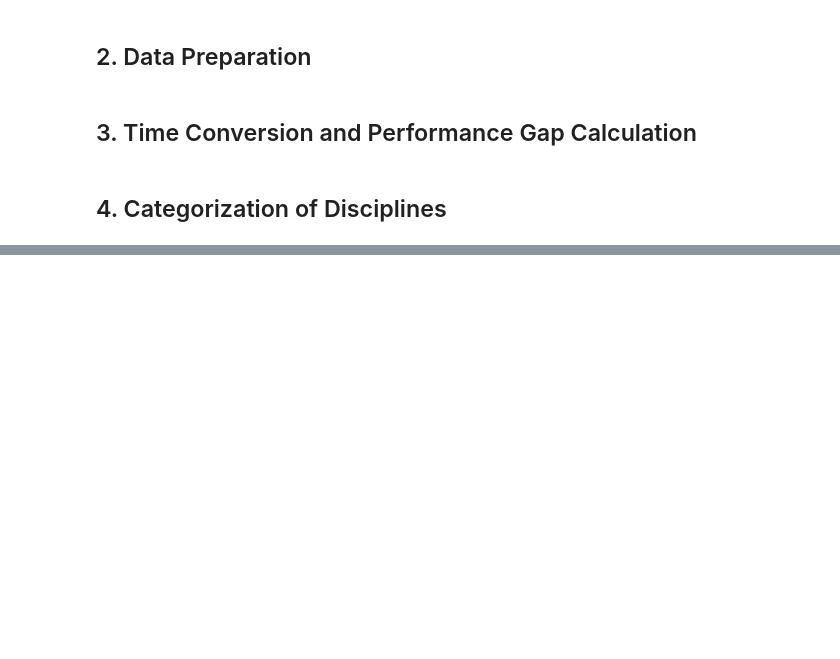
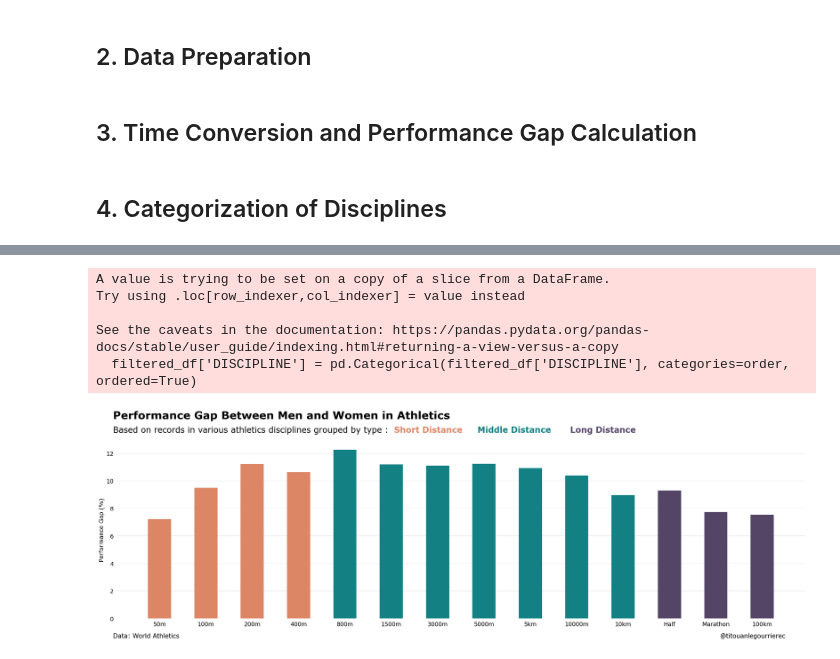
Before and after one commit to titouanlegourrierec/TrackTheGap, a Jupyter notebook: DataAnalysis.ipynb, the cells around one changed output, grey strips where cells are left out. Drawn from its saved outputs; the diff is of its cells as text; code cells hidden in the pictures; blank space fills up the shorter version.

```diff
--- a/DataAnalysis.ipynb
+++ b/DataAnalysis.ipynb
@@ -104,0 +188,72 @@ for i, row in df.iterrows():
+# %%
+import matplotlib.pyplot as plt
+import pandas as pd
+
+# Filter disciplines
+filtered_df = df[df['DISCIPLINE'].isin(['50 Metres', '100 Metres', '200 Metres', '400 Metres', '800 Metres', '1500 Metres', '3000 Metres', '5000 Metres', '10,000 Metres', '5 Kilometres Road', '10 Kilometres Road', 'Half Marathon', 'Marathon', '100 Kilometres Road'])]
+
+# Reorganize disciplines in desired order
+order = ['50 Metres', '100 Metres', '200 Metres', '400 Metres', '800 Metres', '1500 Metres', '3000 Metres', '5000 Metres', '5 Kilometres Road', '10,000 Metres', '10 Kilometres Road', 'Half Marathon', 'Marathon', '100 Kilometres Road']
+filtered_df['DISCIPLINE'] = pd.Categorical(filtered_df['DISCIPLINE'], categories=order, ordered=True)
+filtered_df = filtered_df.sort_values('DISCIPLINE')
+
+# Mapping of discipline names to shorter titles
+short_titles = {
+    '50 Metres': '50m',
+    '100 Metres': '100m',
+    '200 Metres': '200m',
+    '400 Metres': '400m',
+    '800 Metres': '800m',
+    '1500 Metres': '1500m',
+    '3000 Metres': '3000m',
+    '5000 Metres': '5000m',
+    '10,000 Metres': '10000m',
+    '5 Kilometres Road': '5km',
+    '10 Kilometres Road': '10km',
+    'Half Marathon': 'Half',
+    'Marathon': 'Marathon',
+    '100 Kilometres Road': '100km',
+}
+filtered_df['SHORT_DISCIPLINE'] = filtered_df['DISCIPLINE'].map(short_titles)
+
+
+
+# Define colors for each group
+colors = ['#DC8665'] * 4 + ['#138084'] * 7 + ['#544567'] * 3
+
+# Plotting
+plt.figure(figsize=(24, 8))
+plt.bar(filtered_df['SHORT_DISCIPLINE'], filtered_df['PERF_GAP_PERCENT'], color=colors, width=0.5, zorder=2)
+
+plt.text(-1, 14.5, 'Performance Gap Between Men and Women in Athletics', font='Verdana', fontsize=26, fontweight='bold', ha='left', bbox=dict(facecolor='white', edgecolor='none'))
+plt.text(-1, 13.5, 'Based on records in various athletics disciplines grouped by type :', font='Verdana', fontsize=20, ha='left', bbox=dict(facecolor='white', edgecolor='none'))
+
+plt.text(5, 13.5, ' Short Distance', font='Verdana', fontsize=20, ha='left', color='#DC8665', fontweight='bold', bbox=dict(facecolor='white', edgecolor='none'))
+plt.text(6.8, 13.5, ' Middle Distance', font='Verdana', fontsize=20, ha='left', color='#138084', fontweight='bold', bbox=dict(facecolor='white', edgecolor='none'))
+plt.text(8.8, 13.5, ' Long Distance', font='Verdana', fontsize=20, ha='left', color='#544567', fontweight='bold', bbox=dict(facecolor='white', edgecolor='none'))
+
+plt.text(-1, -1.4, 'Data: World Athletics', font='Verdana', fontsize=15, ha='left', color='black', bbox=dict(facecolor='white', edgecolor='none'))
+plt.text(13.5, -1.4, '@titouanlegourrierec', font='Verdana', fontsize=15, ha='right', color='black', bbox=dict(facecolor='white', edgecolor='none'))
+
+plt.grid(True, axis='y', linestyle='-', alpha=0.4, zorder=1)
+
+plt.xticks(rotation=0, fontsize=14)
+plt.yticks(fontsize=14)
+plt.ylabel('Performance Gap (%)', font='Verdana', fontsize=14)
+
+plt.gca().spines['top'].set_visible(False)
+plt.gca().spines['right'].set_visible(False)
+plt.gca().spines['left'].set_visible(False)
+plt.gca().spines['bottom'].set_visible(False)
+plt.gca().yaxis.set_ticks_position('none')
+plt.gca().xaxis.set_ticks_position('none')
+plt.tight_layout()
+
+plt.show()
+# %% [output]
+A value is trying to be set on a copy of a slice from a DataFrame.
+Try using .loc[row_indexer,col_indexer] = value instead
+
+See the caveats in the documentation: https://pandas.pydata.org/pandas-docs/stable/user_guide/indexing.html#returning-a-view-versus-a-copy
+  filtered_df['DISCIPLINE'] = pd.Categorical(filtered_df['DISCIPLINE'], categories=order, ordered=True)
+[figure, added]
```
Also changed, not shown: parts of 3 cells of this notebook, 2 other files.
